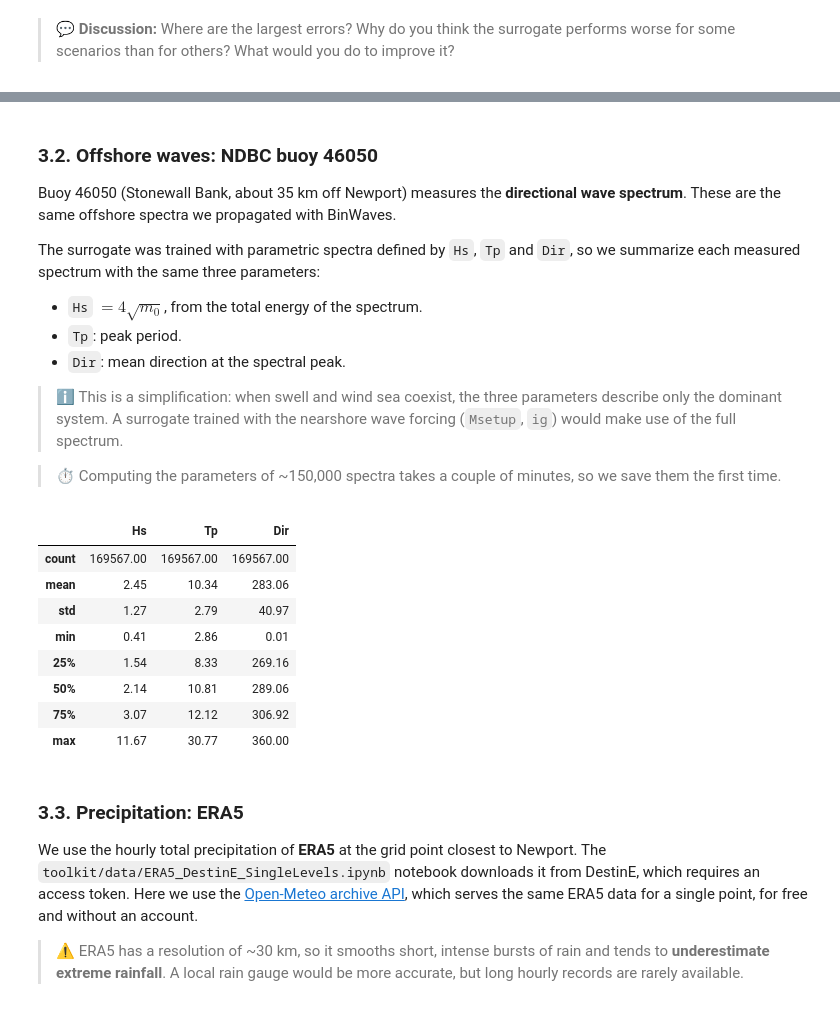
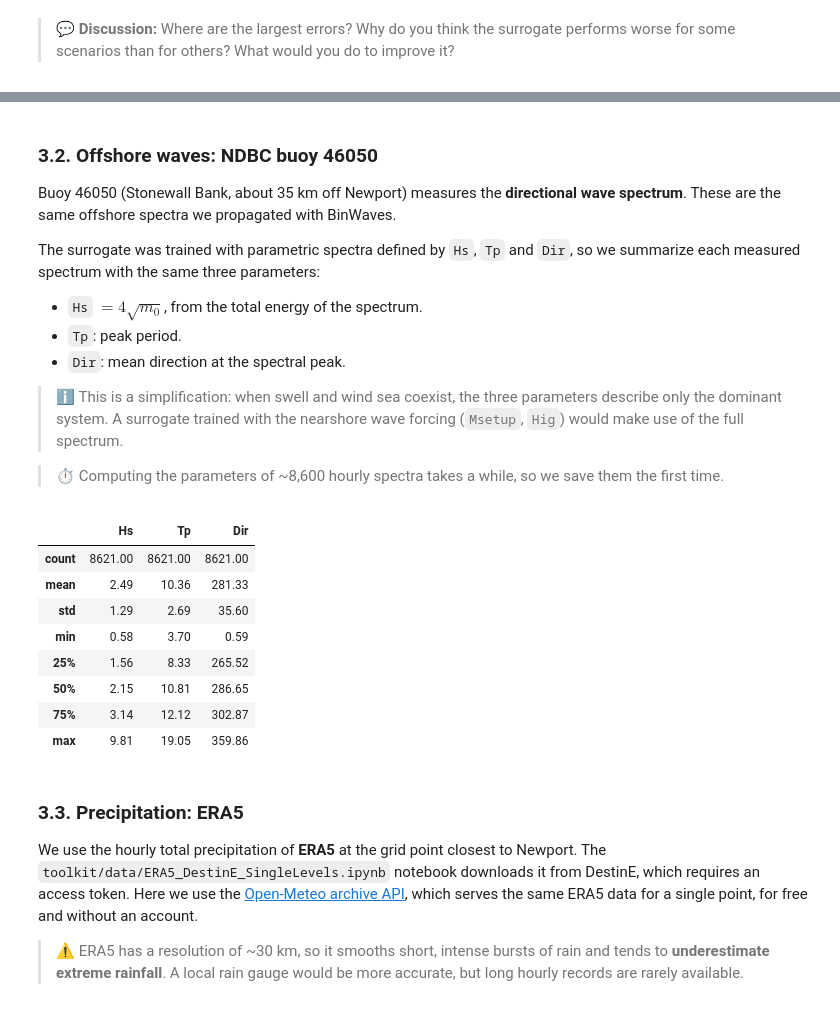
Before and after one commit to GeoOcean/BlueMath_Course_Corvallis, a Jupyter notebook: methods/hybrid_downscaling/metamodel/hyflood/02_Reconstruction.ipynb, the cells around one changed output, grey strips where cells are left out. Cells and saved outputs as stored; diff of their text form; code cells hidden in the pictures.

```diff
--- a/methods/hybrid_downscaling/metamodel/hyflood/02_Reconstruction.ipynb
+++ b/methods/hybrid_downscaling/metamodel/hyflood/02_Reconstruction.ipynb
@@ -77,7 +84,7 @@ data_dir = op.join(root_dir, "..", "..", "..", "..", "toolkit", "data", "outputs
 dep_hr = xr.open_dataset(op.join(templates_dir, "Newport_UTM.tif"))
 
 # Historical period to reconstruct
-start_date, end_date = "2008-01-01", "2025-12-31"
+start_date, end_date = "2020-01-01", "2020-12-31"
 # %% [markdown]
 ## 1. Load the training data
 
@@ -278,34 +285,34 @@ The surrogate was trained with parametric spectra defined by `Hs`, `Tp` and
 
 > ℹ️ This is a simplification: when swell and wind sea coexist, the three
 > parameters describe only the dominant system. A surrogate trained with the
-> nearshore wave forcing (`Msetup`, `ig`) would make use of the full spectrum.
+> nearshore wave forcing (`Msetup`, `Hig`) would make use of the full spectrum.
 
-> ⏱️ Computing the parameters of ~150,000 spectra takes a couple of minutes, so
-> we save them the first time.
+> ⏱️ Computing the parameters of ~8,600 hourly spectra takes a while, so we
+> save them the first time.
 # %%
 waves_path = op.join(export_dir, "offshore_waves_46050.pkl")
 
 if op.exists(waves_path):
     waves = pd.read_pickle(waves_path)
 else:
     spectra = xr.open_dataset(
-        op.join(data_dir, "offshore_spectra_44.679_-124.535_20080101_20251231.nc")
+        op.join(data_dir, "offshore_spectra_44.679_-124.535_20200101_20201231.nc")
     )
     waves = offshore_wave_parameters(spectra)
     waves.to_pickle(waves_path)
 
 waves = waves.loc[start_date:end_date]
 waves.describe().round(2)
 # %% [output]
 |  | Hs | Tp | Dir |
-| count | 169567.00 | 169567.00 | 169567.00 |
-| mean | 2.45 | 10.34 | 283.06 |
-| std | 1.27 | 2.79 | 40.97 |
-| min | 0.41 | 2.86 | 0.01 |
-| 25% | 1.54 | 8.33 | 269.16 |
-| 50% | 2.14 | 10.81 | 289.06 |
-| 75% | 3.07 | 12.12 | 306.92 |
-| max | 11.67 | 30.77 | 360.00 |
+| count | 8621.00 | 8621.00 | 8621.00 |
+| mean | 2.49 | 10.36 | 281.33 |
+| std | 1.29 | 2.69 | 35.60 |
+| min | 0.58 | 3.70 | 0.59 |
+| 25% | 1.56 | 8.33 | 265.52 |
+| 50% | 2.15 | 10.81 | 286.65 |
+| 75% | 3.14 | 12.12 | 302.87 |
+| max | 9.81 | 19.05 | 359.86 |
 # %% [markdown]
 ### 3.3. Precipitation: ERA5
 
```
Also changed, not shown: parts of 25 cells of this notebook, 4 other files.
